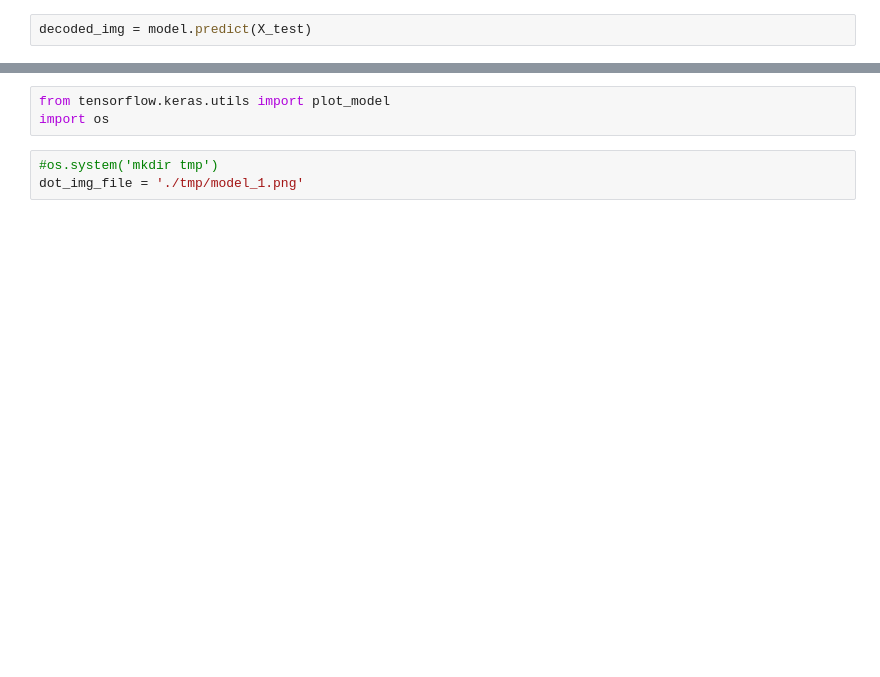
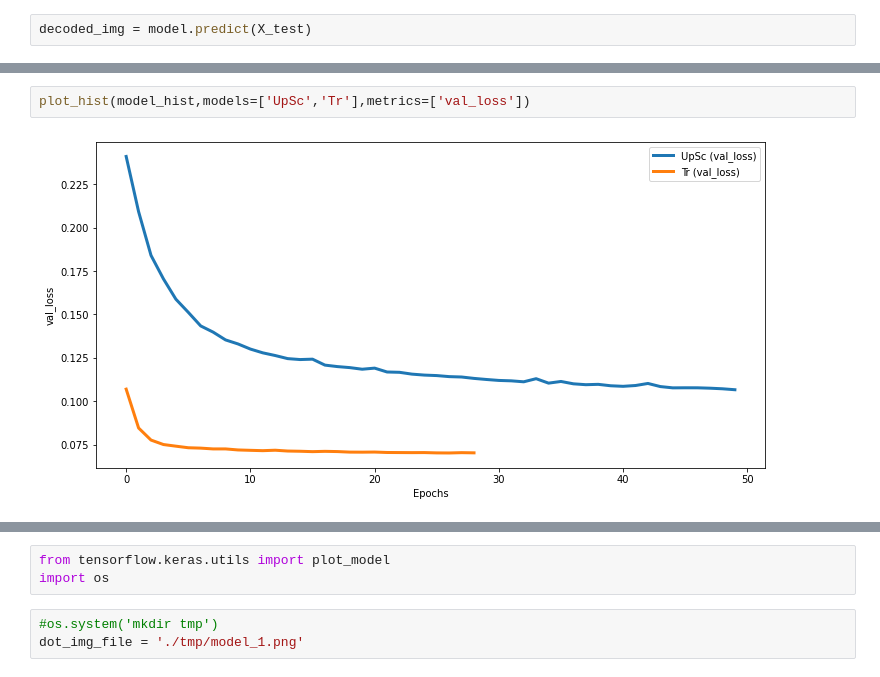
Before and after one commit to Greveley/AutoEncoderImageDenoise, a Jupyter notebook: DataPrep_and_Train.ipynb, the cells around one changed output, grey strips where cells are left out. Saved outputs shown, nothing was run; the diff lists cells and outputs as text; blank space fills up the shorter version.

```diff
--- a/DataPrep_and_Train.ipynb
+++ b/DataPrep_and_Train.ipynb
@@ -217,3 +303,7 @@ plot([X_test,X_test_noisy,decoded_img],500)
+# %%
+plot_hist(model_hist,models=['UpSc','Tr'],metrics=['val_loss'])
+# %% [output]
+[figure, added]
 # %%
 hist = pd.DataFrame(history.history)
 hist["model"]='baseline'
```
Also changed, not shown: parts of 30 cells of this notebook.
